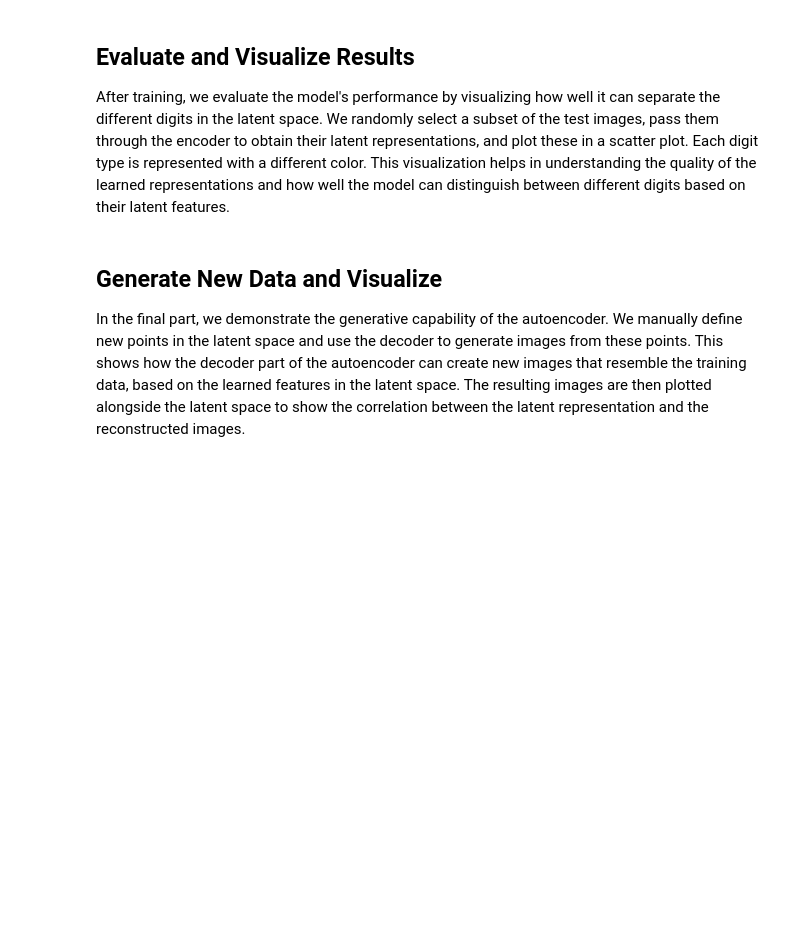
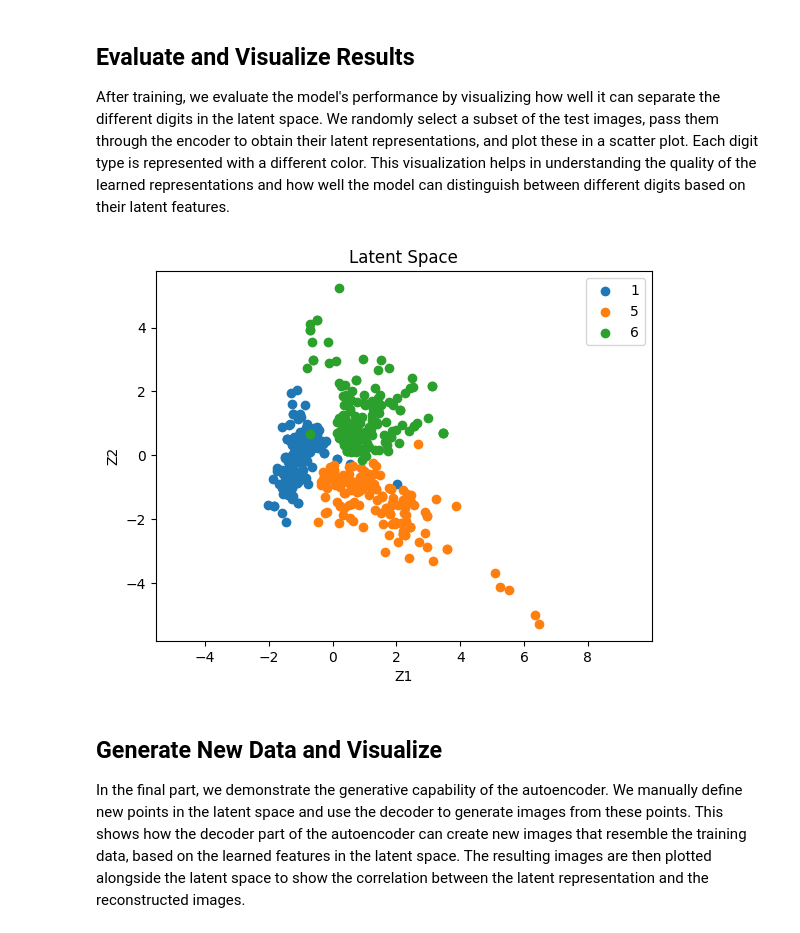
Before and after one commit to jooyongsim/deeplearning_SMWU_2024, a Jupyter notebook: notebooks/Lab2_nn_Module_Autoencoder.ipynb, the cells around one changed output. Cells and saved outputs as stored; diff of their text form; code cells hidden in the pictures; blank space fills up the shorter version.

```diff
--- a/notebooks/Lab2_nn_Module_Autoencoder.ipynb
+++ b/notebooks/Lab2_nn_Module_Autoencoder.ipynb
@@ -301,22 +343,24 @@ After training, we evaluate the model's performance by visualizing how well it c
 # %%
 # Evaluate on test data
 autoencoder.eval()
 with torch.no_grad():
     idx = np.random.randint(0, len(test_labels), 500)
     test_x = test_imgs[idx]
     test_y = test_labels[idx]
-    test_latent = autoencoder.encoder(test_x)
+    test_latent = autoencoder.encoder(test_x.reshape(-1, 28*28))
 
     plt.figure()
     plt.scatter(test_latent[:, 0][test_y == 1], test_latent[:, 1][test_y == 1], label='1')
     plt.scatter(test_latent[:, 0][test_y == 5], test_latent[:, 1][test_y == 5], label='5')
     plt.scatter(test_latent[:, 0][test_y == 6], test_latent[:, 1][test_y == 6], label='6')
     plt.title('Latent Space')
     plt.xlabel('Z1')
     plt.ylabel('Z2')
     plt.legend()
     plt.axis('equal')
     plt.show()
+# %% [output]
+[figure, added]
 # %% [markdown]
 ## Generate New Data and Visualize
 In the final part, we demonstrate the generative capability of the autoencoder. We manually define new points in the latent space and use the decoder to generate images from these points. This shows how the decoder part of the autoencoder can create new images that resemble the training data, based on the learned features in the latent space. The resulting images are then plotted alongside the latent space to show the correlation between the latent representation and the reconstructed images.
```
Also changed, not shown: parts of 3 cells of this notebook.
